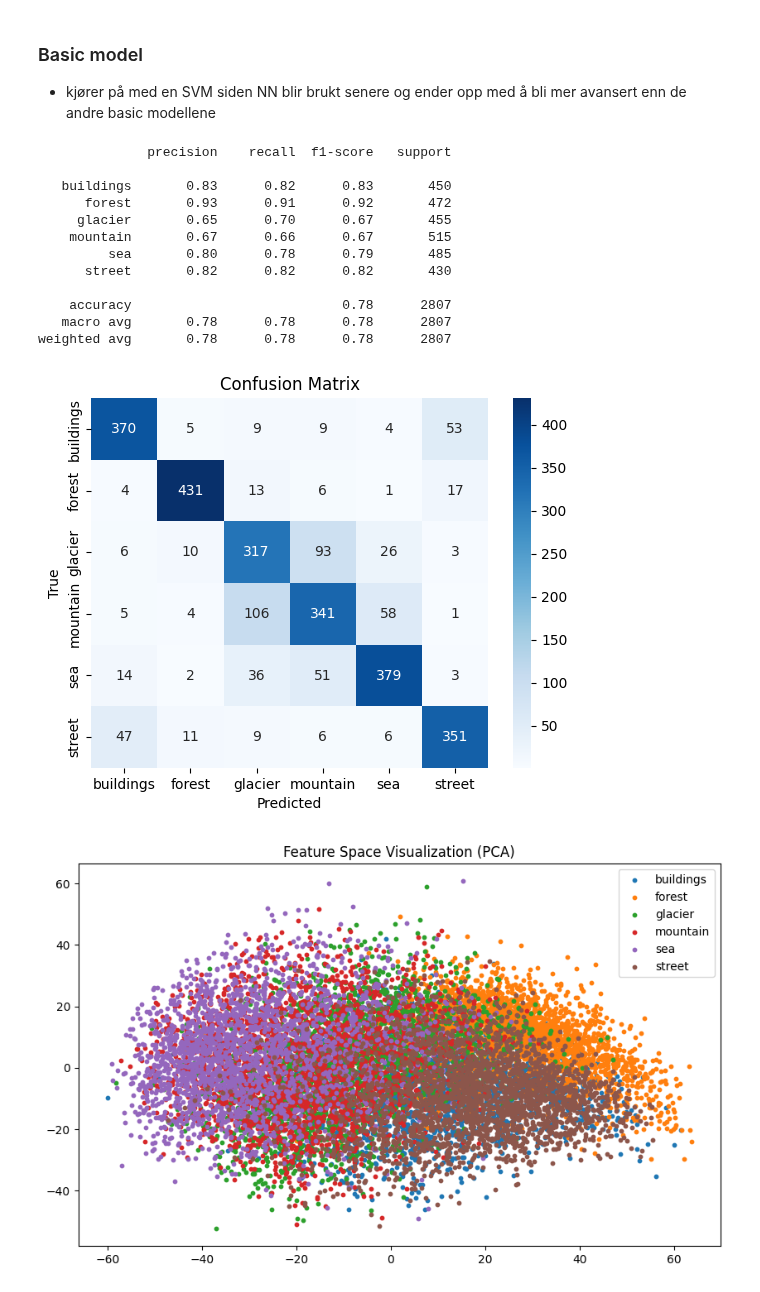
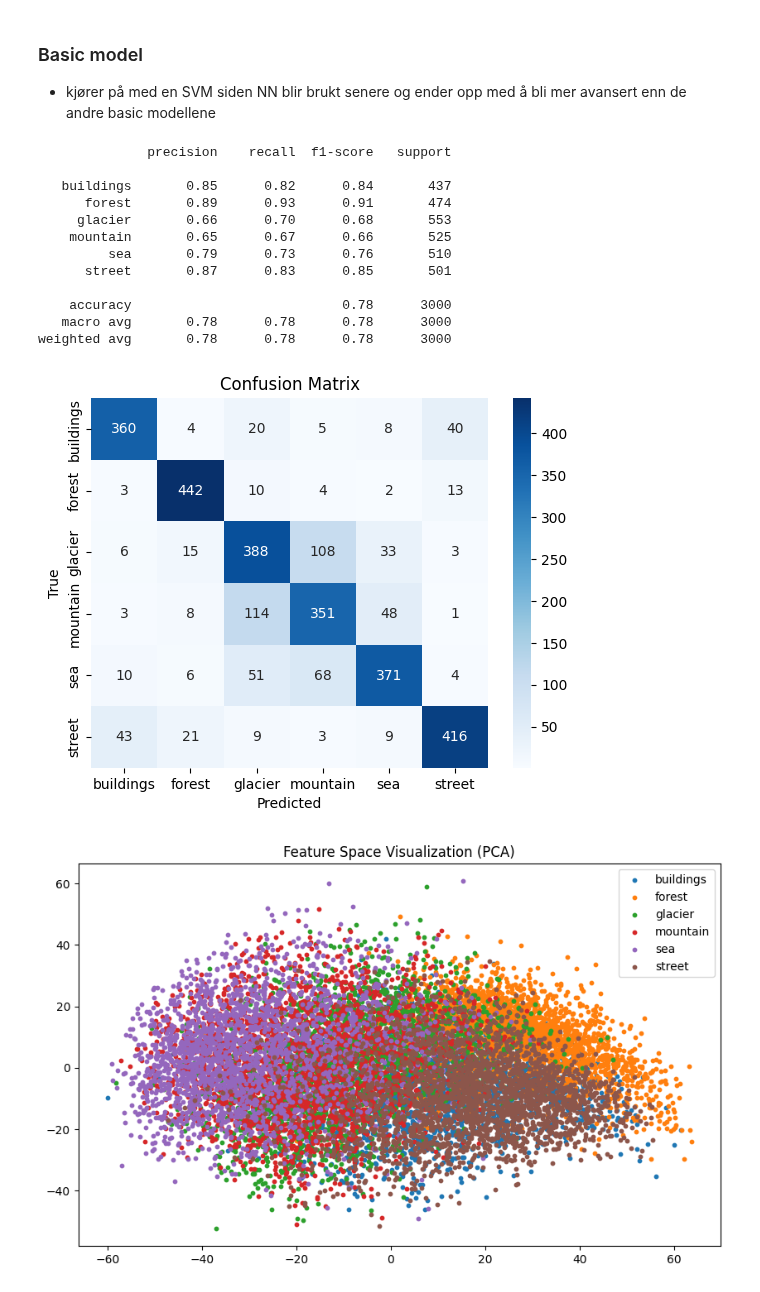
Before and after one commit to Anders-Stubberud/IT3212, a Jupyter notebook: assignment_4/david/task1.ipynb, the cells around one changed output. Cells and saved outputs as stored; diff of their text form; code cells hidden in the pictures.

```diff
--- a/assignment_4/david/task1.ipynb
+++ b/assignment_4/david/task1.ipynb
@@ -54,13 +57,13 @@ import os
 import cv2
 import numpy as np
 from skimage.feature import hog
-from sklearn.model_selection import train_test_split
 from sklearn.preprocessing import StandardScaler
 from sklearn.svm import SVC
 from sklearn.metrics import classification_report, confusion_matrix
 import seaborn as sns
 import matplotlib.pyplot as plt
 from sklearn.decomposition import PCA
+
 
 # Function to preprocess each image
 def preprocess_image(image_path):
@@ -74,9 +77,10 @@ def preprocess_image(image_path):
         pixels_per_cell=(16, 16),
         cells_per_block=(4, 4),
         visualize=True,
-        block_norm='L2-Hys'
+        block_norm="L2-Hys",
     )
     return features
+
 
 # Load dataset
 def load_dataset(data_dir):
@@ -98,61 +102,70 @@ def load_dataset(data_dir):
     # Ensure feature vectors are of fixed shape
     max_length = max(len(f) for f in features)
     features = np.array([np.pad(f, (0, max_length - len(f))) for f in features])
     labels = np.array(labels)
     return features, labels
 
 
-# Load data from your dataset path
-data_dir = "../../data/intel-image-classification/seg_train/seg_train"
-features, labels = load_dataset(data_dir)
+# Load training data
+train_data_dir = "../../data/intel-image-classification/seg_train/seg_train"
+train_features, train_labels = load_dataset(train_data_dir)
 
-
+# Load test data
+test_data_dir = "../../data/intel-image-classification/seg_test/seg_test"
+test_features, test_labels = load_dataset(test_data_dir)
 
 # Normalize the features
 scaler = StandardScaler()
-features = scaler.fit_transform(features)
-
-# Split the data into training and testing sets
-X_train, X_test, y_train, y_test = train_test_split(features, labels, test_size=0.2, random_state=42)
+train_features = scaler.fit_transform(train_features)
+test_features = scaler.transform(test_features)
 
 # Train an SVM model
-svm_model = SVC(kernel='rbf', C=1, gamma='scale')
-svm_model.fit(X_train, y_train)
+svm_model = SVC(kernel="rbf", C=1, gamma="scale")
+svm_model.fit(train_features, train_labels)
 
-# Predict and evaluate
-y_pred = svm_model.predict(X_test)
-print(classification_report(y_test, y_pred))
+# Predict and evaluate on the test set
+y_pred = svm_model.predict(test_features)
+print(classification_report(test_labels, y_pred))
 
 # Confusion matrix visualization
-conf_matrix = confusion_matrix(y_test, y_pred, labels=np.unique(labels))
-sns.heatmap(conf_matrix, annot=True, fmt='d', cmap='Blues', xticklabels=np.unique(labels), yticklabels=np.unique(labels))
+conf_matrix = confusion_matrix(test_labels, y_pred, labels=np.unique(train_labels))
+sns.heatmap(
+    conf_matrix,
+    annot=True,
+    fmt="d",
+    cmap="Blues",
+    xticklabels=np.unique(train_labels),
+    yticklabels=np.unique(train_labels),
+)
 plt.title("Confusion Matrix")
 plt.xlabel("Predicted")
 plt.ylabel("True")
 plt.show()
 
-# Visualize features in 2D space using PCA
+# Visualize features in 2D space using PCA (using training data)
 pca = PCA(n_components=2)
-reduced_features = pca.fit_transform(features)
+reduced_features = pca.fit_transform(train_features)
 plt.figure(figsize=(10, 6))
-for label in np.unique(labels):
-    indices = np.where(labels == label)
-    plt.scatter(reduced_features[indices, 0], reduced_features[indices, 1], label=label, s=10)
+for label in np.unique(train_labels):
+    indices = np.where(train_labels == label)
+    plt.scatter(
+        reduced_features[indices, 0], reduced_features[indices, 1], label=label, s=10
+    )
 plt.title("Feature Space Visualization (PCA)")
 plt.legend()
 plt.show()
 # %% [output]
               precision    recall  f1-score   support
 
-   buildings       0.83      0.82      0.83       450
-      forest       0.93      0.91      0.92       472
-     glacier       0.65      0.70      0.67       455
-    mountain       0.67      0.66      0.67       515
-         sea       0.80      0.78      0.79       485
-      street       0.82      0.82      0.82       430
+   buildings       0.85      0.82      0.84       437
+      forest       0.89      0.93      0.91       474
+     glacier       0.66      0.70      0.68       553
+    mountain       0.65      0.67      0.66       525
+         sea       0.79      0.73      0.76       510
+      street       0.87      0.83      0.85       501
 
-    accuracy                           0.78      2807
-   macro avg       0.78      0.78      0.78      2807
-weighted avg       0.78      0.78      0.78      2807
+    accuracy                           0.78      3000
+   macro avg       0.78      0.78      0.78      3000
+weighted avg       0.78      0.78      0.78      3000
-[figure, old version]
+[figure, new version]
 [figure]
```
Also changed, not shown: parts of 4 cells of this notebook, 1 other file.
